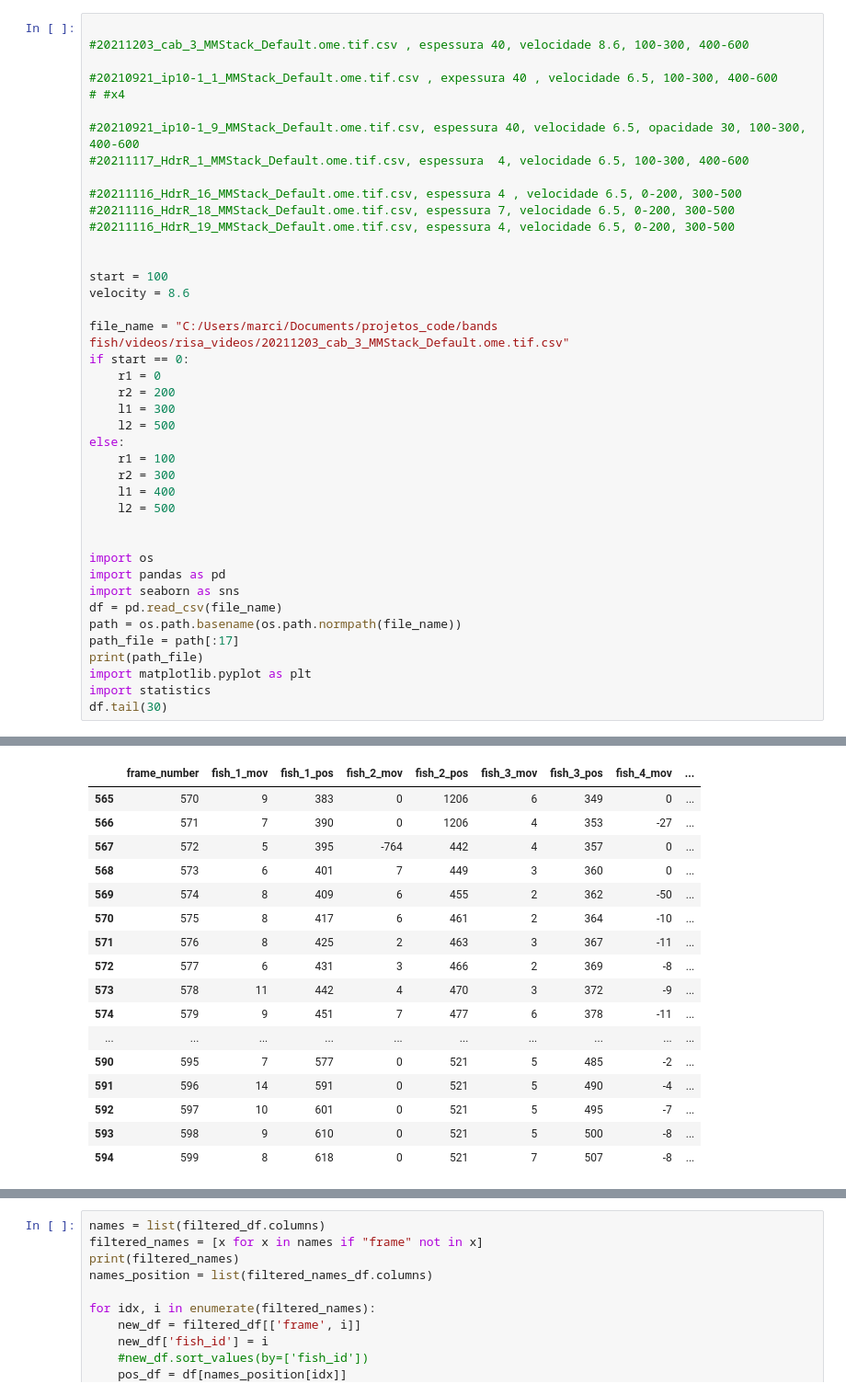
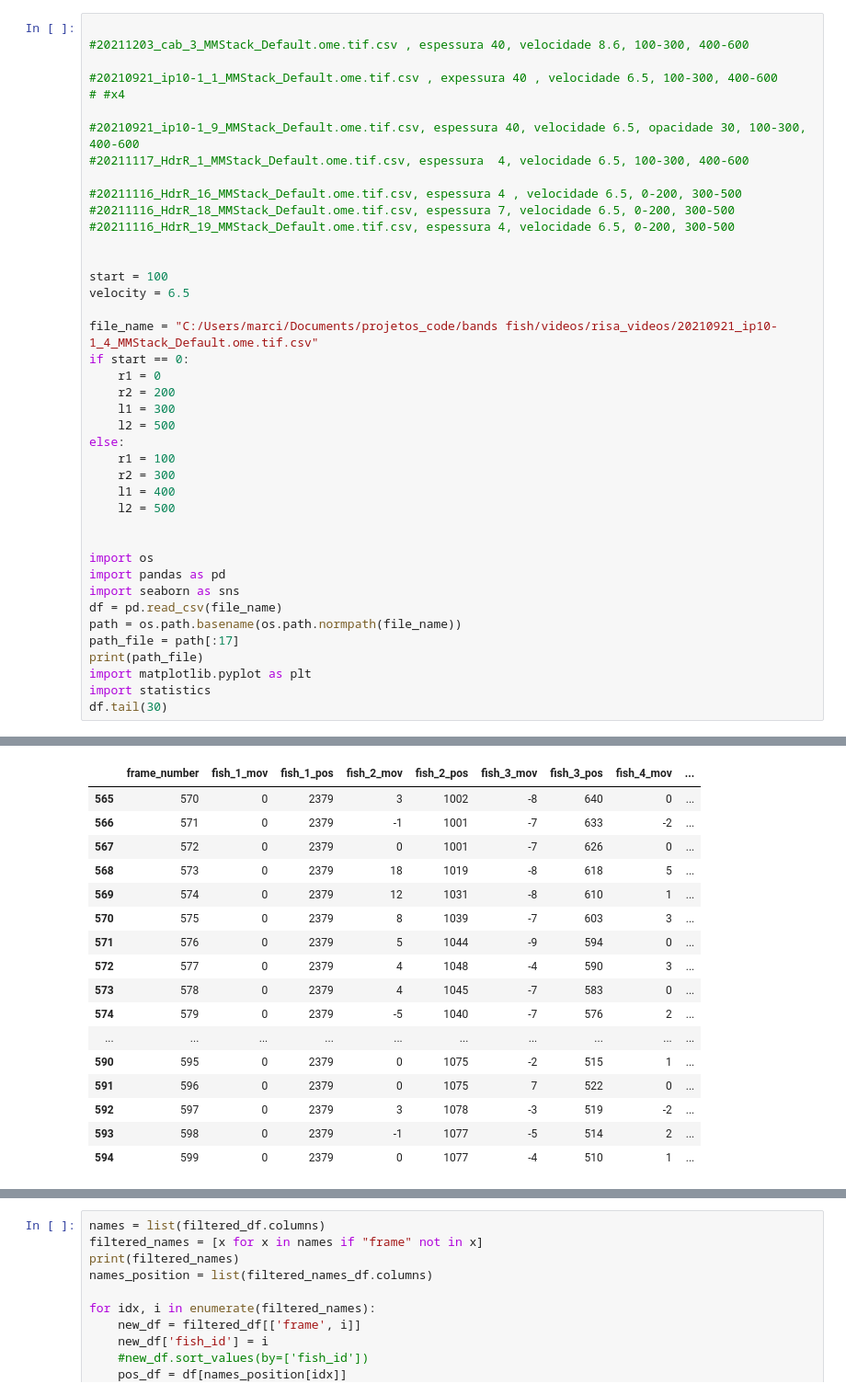
Before and after one commit to marciosferreira/bands_fish, a Jupyter notebook: analyses.ipynb, the cells around one changed output, grey strips where cells are left out. Shown: that part at 92% size. Cells and saved outputs as stored; diff of their text form.

```diff
--- a/analyses.ipynb
+++ b/analyses.ipynb
@@ -14,9 +14,9 @@
 
 
 start = 100
-velocity = 8.6
+velocity = 6.5
 
-file_name = "C:/Users/marci/Documents/projetos_code/bands fish/videos/risa_videos/20211203_cab_3_MMStack_Default.ome.tif.csv"
+file_name = "C:/Users/marci/Documents/projetos_code/bands fish/videos/risa_videos/20210921_ip10-1_4_MMStack_Default.ome.tif.csv"
 if start == 0:
     r1 = 0
     r2 = 200
@@ -44,20 +44,20 @@ df.tail(30)
 |  | frame_number | fish_1_mov | fish_1_pos | fish_2_mov | fish_2_pos | fish_3_mov | fish_3_pos | fish_4_mov | ... |
-| 565 | 570 | 9 | 383 | 0 | 1206 | 6 | 349 | 0 | ... |
-| 566 | 571 | 7 | 390 | 0 | 1206 | 4 | 353 | -27 | ... |
-| 567 | 572 | 5 | 395 | -764 | 442 | 4 | 357 | 0 | ... |
-| 568 | 573 | 6 | 401 | 7 | 449 | 3 | 360 | 0 | ... |
-| 569 | 574 | 8 | 409 | 6 | 455 | 2 | 362 | -50 | ... |
-| 570 | 575 | 8 | 417 | 6 | 461 | 2 | 364 | -10 | ... |
-| 571 | 576 | 8 | 425 | 2 | 463 | 3 | 367 | -11 | ... |
-| 572 | 577 | 6 | 431 | 3 | 466 | 2 | 369 | -8 | ... |
-| 573 | 578 | 11 | 442 | 4 | 470 | 3 | 372 | -9 | ... |
-| 574 | 579 | 9 | 451 | 7 | 477 | 6 | 378 | -11 | ... |
+| 565 | 570 | 0 | 2379 | 3 | 1002 | -8 | 640 | 0 | ... |
+| 566 | 571 | 0 | 2379 | -1 | 1001 | -7 | 633 | -2 | ... |
+| 567 | 572 | 0 | 2379 | 0 | 1001 | -7 | 626 | 0 | ... |
+| 568 | 573 | 0 | 2379 | 18 | 1019 | -8 | 618 | 5 | ... |
+| 569 | 574 | 0 | 2379 | 12 | 1031 | -8 | 610 | 1 | ... |
+| 570 | 575 | 0 | 2379 | 8 | 1039 | -7 | 603 | 3 | ... |
+| 571 | 576 | 0 | 2379 | 5 | 1044 | -9 | 594 | 0 | ... |
+| 572 | 577 | 0 | 2379 | 4 | 1048 | -4 | 590 | 3 | ... |
+| 573 | 578 | 0 | 2379 | 4 | 1045 | -7 | 583 | 0 | ... |
+| 574 | 579 | 0 | 2379 | -5 | 1040 | -7 | 576 | 2 | ... |
 | ... | ... | ... | ... | ... | ... | ... | ... | ... | ... |
-| 590 | 595 | 7 | 577 | 0 | 521 | 5 | 485 | -2 | ... |
-| 591 | 596 | 14 | 591 | 0 | 521 | 5 | 490 | -4 | ... |
-| 592 | 597 | 10 | 601 | 0 | 521 | 5 | 495 | -7 | ... |
-| 593 | 598 | 9 | 610 | 0 | 521 | 5 | 500 | -8 | ... |
-| 594 | 599 | 8 | 618 | 0 | 521 | 7 | 507 | -8 | ... |
+| 590 | 595 | 0 | 2379 | 0 | 1075 | -2 | 515 | 1 | ... |
+| 591 | 596 | 0 | 2379 | 0 | 1075 | 7 | 522 | 0 | ... |
+| 592 | 597 | 0 | 2379 | 3 | 1078 | -3 | 519 | -2 | ... |
+| 593 | 598 | 0 | 2379 | -1 | 1077 | -5 | 514 | 2 | ... |
+| 594 | 599 | 0 | 2379 | 0 | 1077 | -4 | 510 | 1 | ... |
 30 rows × 31 columns
 # %%
 names = list(df.columns)
```
Also changed, not shown: parts of 22 cells of this notebook, 1 other file.
